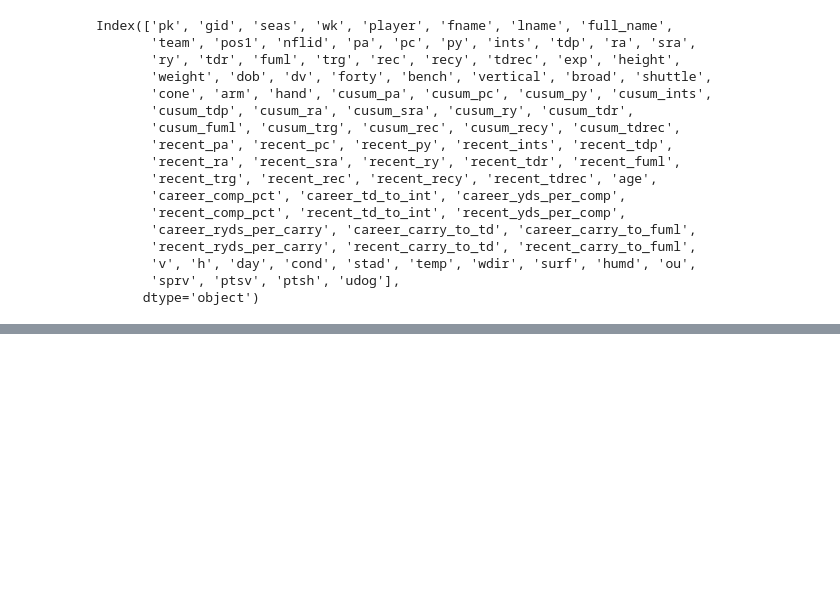
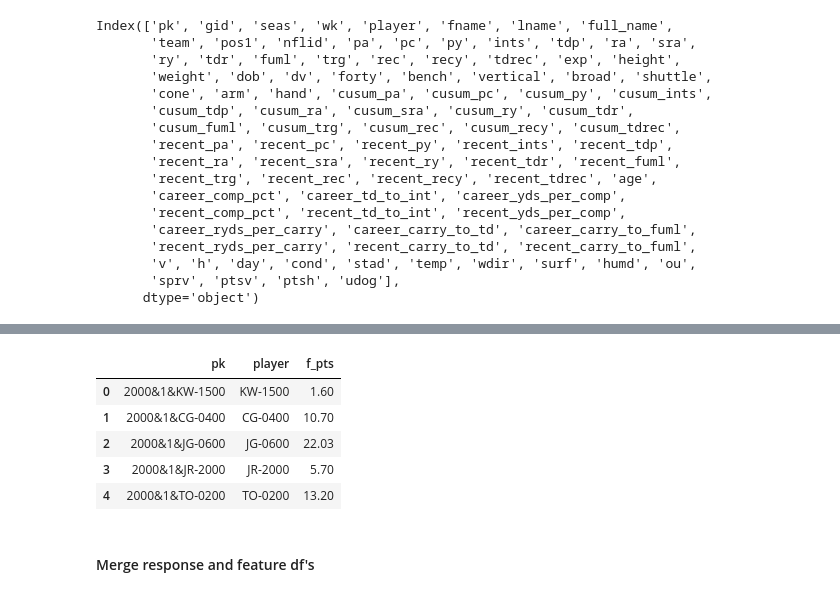
Before and after one commit to jchristo12/fantasy_football, a Jupyter notebook: analysis/feature_analysis.ipynb, the cells around one changed output, grey strips where cells are left out. Drawn from its saved outputs; the diff is of its cells as text; code cells hidden in the pictures; blank space fills up the shorter version.

```diff
--- a/analysis/feature_analysis.ipynb
+++ b/analysis/feature_analysis.ipynb
@@ -308,0 +325,13 @@ Index(['pk', 'gid', 'seas', 'wk', 'player', 'fname', 'lname', 'full_name',
+# %%
+#trim the columns
+response = ft_pts.loc[:, ['pk', 'player', 'f_pts']]
+response.head()
+# %% [output]
+|  | pk | player | f_pts |
+| 0 | 2000&1&KW-1500 | KW-1500 | 1.60 |
+| 1 | 2000&1&CG-0400 | CG-0400 | 10.70 |
+| 2 | 2000&1&JG-0600 | JG-0600 | 22.03 |
+| 3 | 2000&1&JR-2000 | JR-2000 | 5.70 |
+| 4 | 2000&1&TO-0200 | TO-0200 | 13.20 |
+# %% [markdown]
+#### Merge response and feature df's
```
Also changed, not shown: parts of 6 cells of this notebook.
